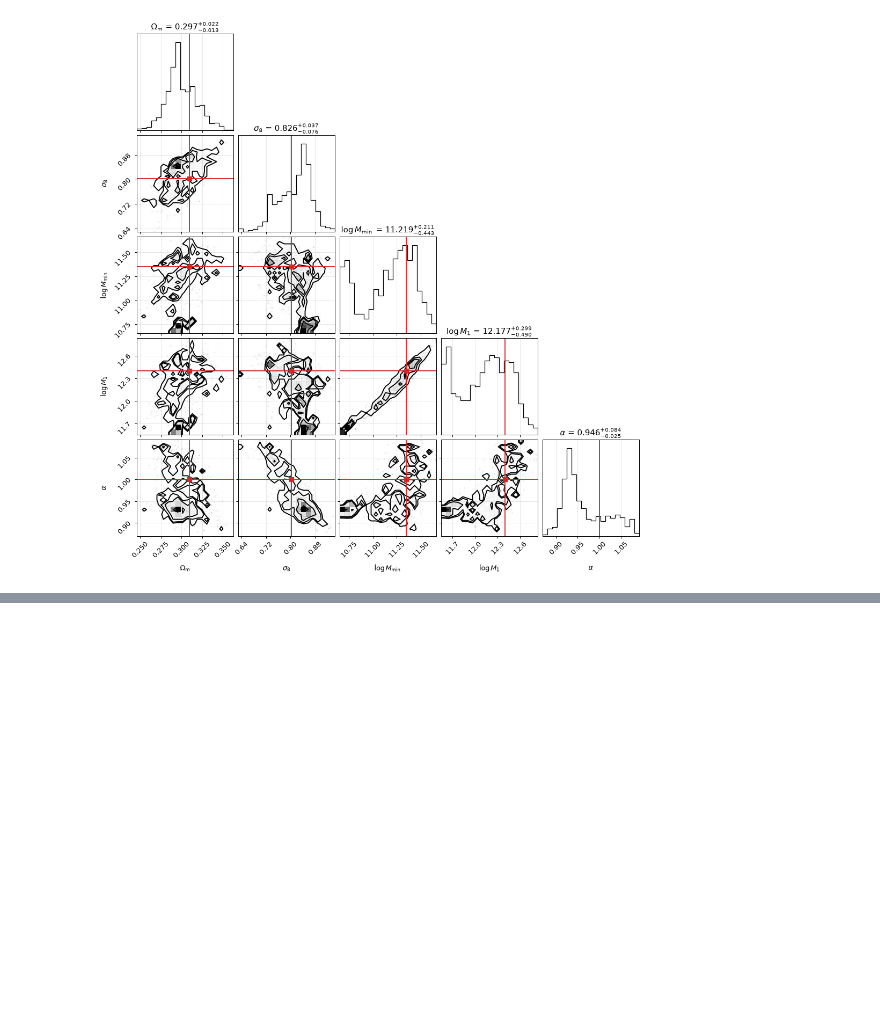
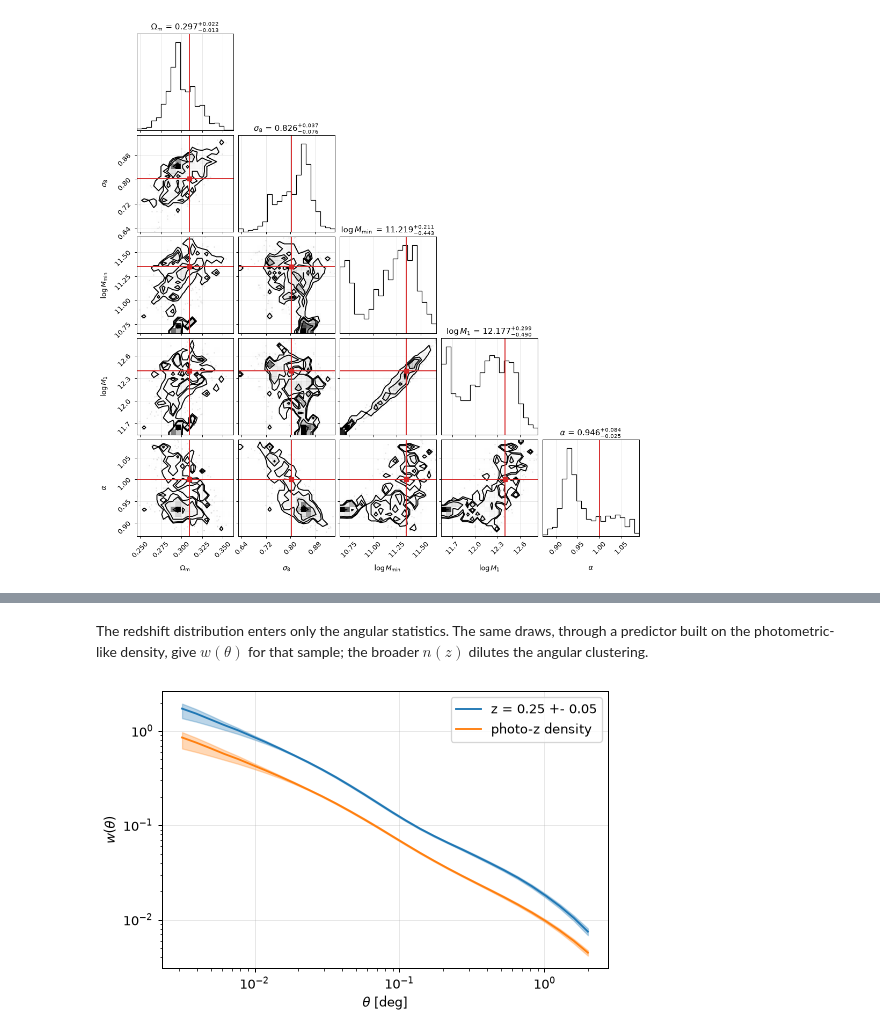
Before and after one commit to JohanComparat/ggah_mod, a Jupyter notebook: docs/notebooks/fit_wp.ipynb, the cells around one changed output, grey strips where cells are left out. Drawn from its saved outputs; the diff is of its cells as text; code cells hidden in the pictures; blank space fills up the shorter version.

```diff
--- a/docs/notebooks/fit_wp.ipynb
+++ b/docs/notebooks/fit_wp.ipynb
@@ -347,0 +509,17 @@ sigma8 = 0.813 +- 0.054  (truth 0.803)
+# %% [markdown]
+The redshift distribution enters only the angular statistics.
+The same draws, through a predictor built on the photometric-like density, give
+$w(\theta)$ for that sample; the broader $n(z)$ dilutes the angular clustering.
+# %%
+predict_photo = make_predictor(NZ["photo-z density"])
+w_photo = np.array([np.asarray(predict_photo(jnp.asarray(d))["wtheta"]) for d in draws])
+
+fig, ax = plt.subplots()
+for i, (name, w) in enumerate([("z = 0.25 +- 0.05", post["wtheta"]), ("photo-z density", w_photo)]):
+    lo, med, hi = np.percentile(w, [16, 50, 84], axis=0)
+    ax.fill_between(DEG, lo, hi, color=f"C{i}", alpha=0.3)
+    ax.plot(DEG, med, f"C{i}", label=name)
+ax.set(xscale="log", yscale="log", xlabel=r"$\theta$ [deg]", ylabel=r"$w(\theta)$")
+ax.legend();
+# %% [output]
+[figure, added]
```
Also changed, not shown: parts of 15 cells of this notebook, 40 other files.
